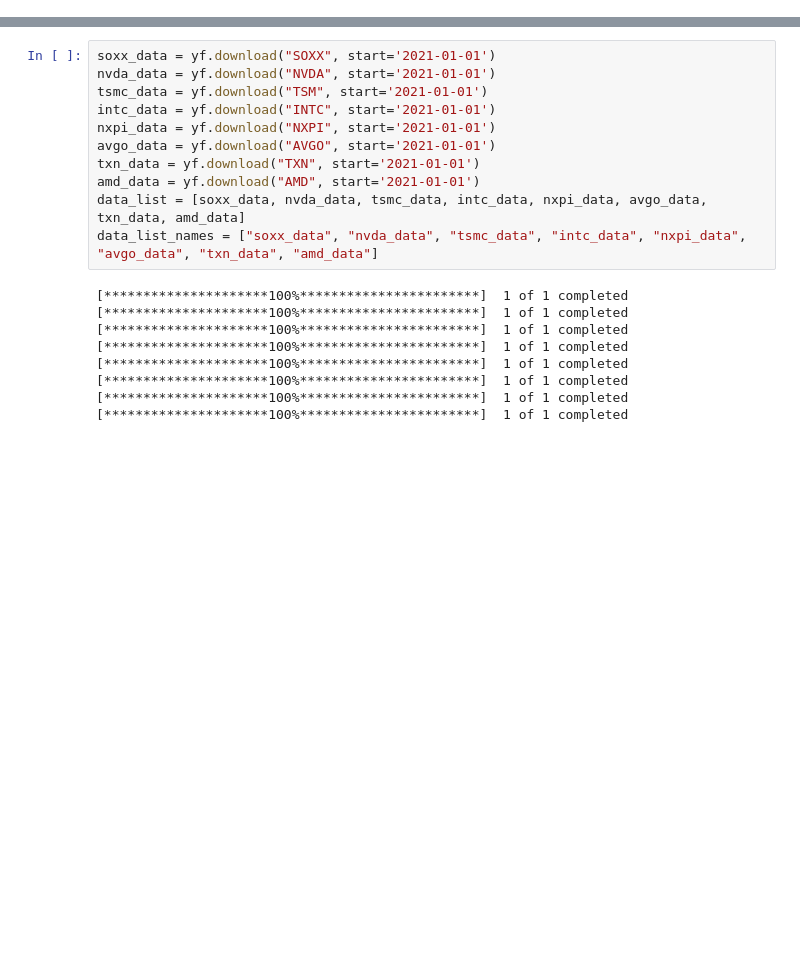
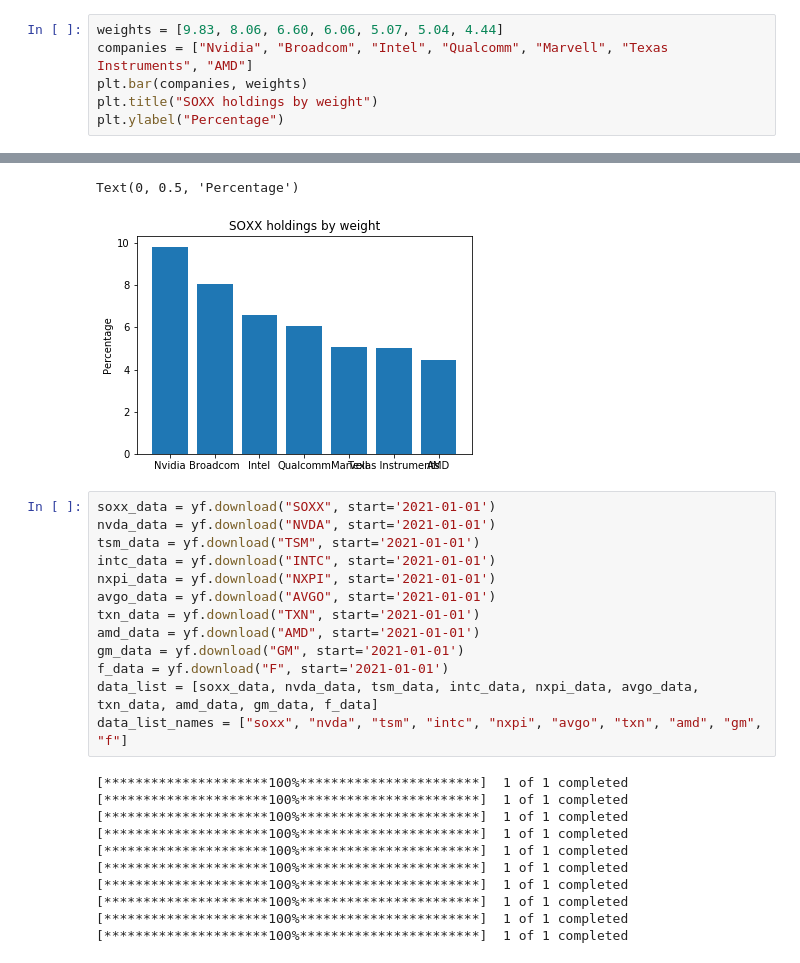
Before and after one commit to Wichaelian/CQFFall2021, a Jupyter notebook: Alpha.ipynb, the cells around one changed output, grey strips where cells are left out. Drawn from its saved outputs; the diff is of its cells as text; blank space fills up the shorter version.

```diff
--- a/Alpha.ipynb
+++ b/Alpha.ipynb
@@ -11,0 +15,7 @@ from statsmodels.tsa.stattools import coint
+# %%
+weights = [9.83, 8.06, 6.60, 6.06, 5.07, 5.04, 4.44]
+companies = ["Nvidia", "Broadcom", "Intel", "Qualcomm", "Marvell", "Texas Instruments", "AMD"]
+plt.bar(companies, weights)
+plt.title("SOXX holdings by weight")
+plt.ylabel("Percentage")
+# %% [output]
@@ -12,14 +24,18 @@ from statsmodels.tsa.stattools import coint
+Text(0, 0.5, 'Percentage')
+[figure, added]
 # %%
 soxx_data = yf.download("SOXX", start='2021-01-01')
 nvda_data = yf.download("NVDA", start='2021-01-01')
-tsmc_data = yf.download("TSM", start='2021-01-01')
+tsm_data = yf.download("TSM", start='2021-01-01')
 intc_data = yf.download("INTC", start='2021-01-01')
 nxpi_data = yf.download("NXPI", start='2021-01-01')
 avgo_data = yf.download("AVGO", start='2021-01-01')
 txn_data = yf.download("TXN", start='2021-01-01')
 amd_data = yf.download("AMD", start='2021-01-01')
-data_list = [soxx_data, nvda_data, tsmc_data, intc_data, nxpi_data, avgo_data, txn_data, amd_data]
-data_list_names = ["soxx_data", "nvda_data", "tsmc_data", "intc_data", "nxpi_data", "avgo_data", "txn_data", "amd_data"]
+gm_data = yf.download("GM", start='2021-01-01')
+f_data = yf.download("F", start='2021-01-01')
+data_list = [soxx_data, nvda_data, tsm_data, intc_data, nxpi_data, avgo_data, txn_data, amd_data, gm_data, f_data]
+data_list_names = ["soxx", "nvda", "tsm", "intc", "nxpi", "avgo", "txn", "amd", "gm", "f"]
 # %% [output]
 [*********************100%***********************]  1 of 1 completed
 [*********************100%***********************]  1 of 1 completed
@@ -29,6 +45,8 @@ data_list_names = ["soxx_data", "nvda_data", "tsmc_data", "intc_data", "nxpi_dat
 [*********************100%***********************]  1 of 1 completed
 [*********************100%***********************]  1 of 1 completed
 [*********************100%***********************]  1 of 1 completed
+[*********************100%***********************]  1 of 1 completed
+[*********************100%***********************]  1 of 1 completed
 # %%
 soxx_data["Close"].corr(nvda_data["Close"])
 # %% [output]
```
Also changed, not shown: parts of 13 cells of this notebook.
